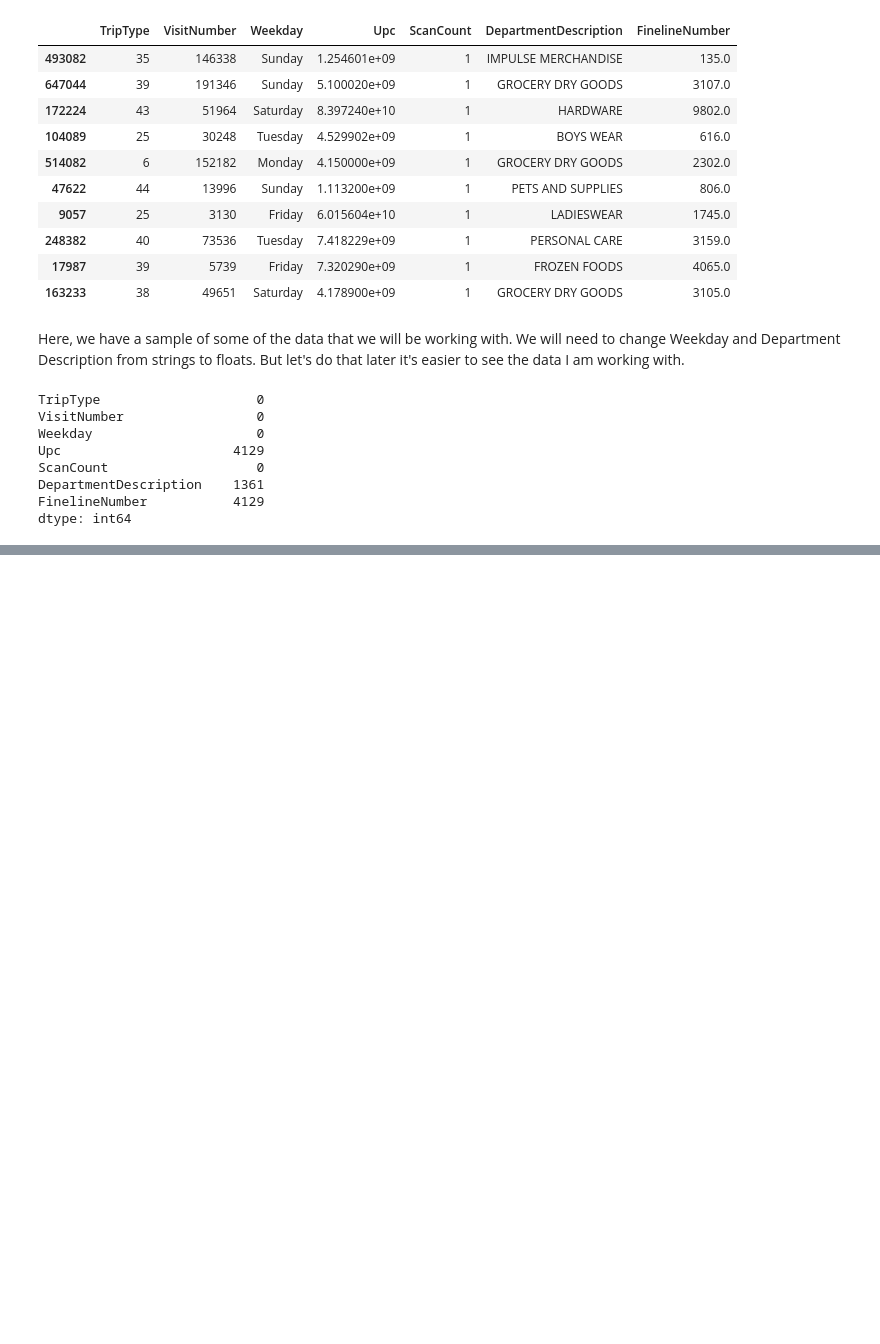
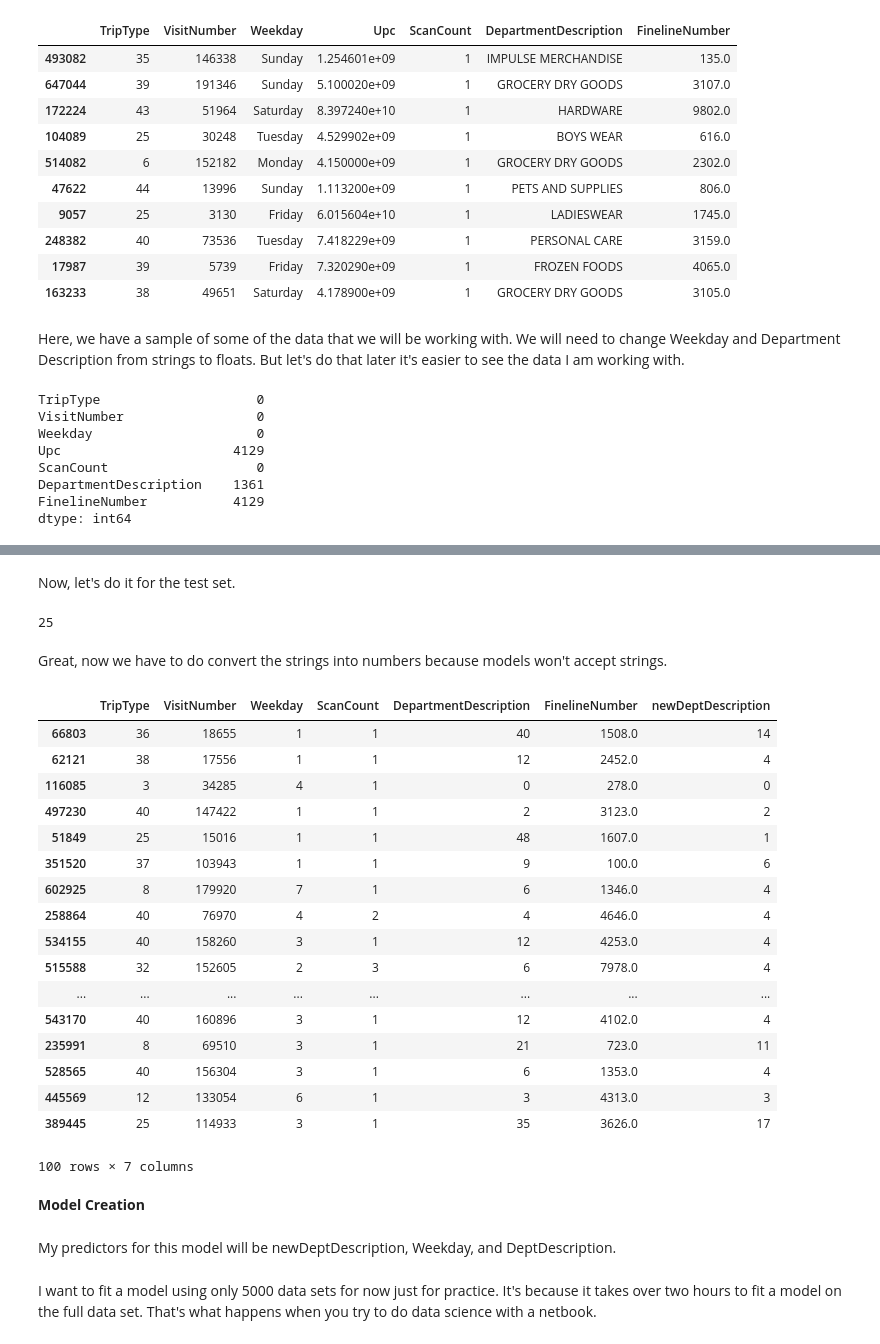
Before and after one commit to jeremyhan111/walmart_classification, a Jupyter notebook: Walmart Classification.ipynb, the cells around one changed output, grey strips where cells are left out. Saved outputs shown, nothing was run; the diff lists cells and outputs as text; code cells hidden in the pictures; blank space fills up the shorter version.

Commit message:
added some models

```diff
--- a/Walmart Classification.ipynb
+++ b/Walmart Classification.ipynb
@@ -122,0 +161,2 @@ dtype: int64
+# %%
+train.drop(['Upc'],axis=1,inplace=True)
@@ -122,0 +165,3 @@ dtype: int64
+# %%
+#train['Weekday'].replace(['Sunday','Monday','Tuesday','Wednesday','Thursday','Friday','Saturday'],[1,2,3,4,5,6,7],inplace=True)
+test['Weekday'].replace(['Sunday','Monday','Tuesday','Wednesday','Thursday','Friday','Saturday'],[1,2,3,4,5,6,7],inplace=True)
@@ -122,0 +190,2 @@ dtype: int64
+# %%
+train['newDeptDescription'] = pd.Series(np.random.randn(len(train['Weekday'])), index=train.index)
@@ -122,0 +291,2 @@ dtype: int64
+# %% [markdown]
+Now, let's do it for the test set.
@@ -122,0 +362,54 @@ dtype: int64
+# %%
+print(len(test.newDeptDescription.unique()))
+# %% [output]
+25
+# %% [markdown]
+Great, now we have to do convert the strings into numbers because models won't accept strings.
+# %%
+count = 0
+for description in train['newDeptDescription'].unique():
+    train.loc[(train.newDeptDescription==description),'newDeptDescription']=count
+    count += 1
+
+count = 0
+for description in test['newDeptDescription'].unique():
+    test.loc[(test.newDeptDescription==description),'newDeptDescription']=count
+    count += 1
+
+count = 0
+for description in train['DepartmentDescription'].unique():
+    train.loc[(train.DepartmentDescription==description),'DepartmentDescription']=count
+    count += 1
+
+count = 0
+for description in test['DepartmentDescription'].unique():
+    test.loc[(test.DepartmentDescription==description),'DepartmentDescription']=count
+    count += 1
+# %%
+train.sample(100)
+#test.sample(100)
+# %% [output]
+|  | TripType | VisitNumber | Weekday | ScanCount | DepartmentDescription | FinelineNumber | newDeptDescription |
+| 66803 | 36 | 18655 | 1 | 1 | 40 | 1508.0 | 14 |
+| 62121 | 38 | 17556 | 1 | 1 | 12 | 2452.0 | 4 |
+| 116085 | 3 | 34285 | 4 | 1 | 0 | 278.0 | 0 |
+| 497230 | 40 | 147422 | 1 | 1 | 2 | 3123.0 | 2 |
+| 51849 | 25 | 15016 | 1 | 1 | 48 | 1607.0 | 1 |
+| 351520 | 37 | 103943 | 1 | 1 | 9 | 100.0 | 6 |
+| 602925 | 8 | 179920 | 7 | 1 | 6 | 1346.0 | 4 |
+| 258864 | 40 | 76970 | 4 | 2 | 4 | 4646.0 | 4 |
+| 534155 | 40 | 158260 | 3 | 1 | 12 | 4253.0 | 4 |
+| 515588 | 32 | 152605 | 2 | 3 | 6 | 7978.0 | 4 |
+| ... | ... | ... | ... | ... | ... | ... | ... |
+| 543170 | 40 | 160896 | 3 | 1 | 12 | 4102.0 | 4 |
+| 235991 | 8 | 69510 | 3 | 1 | 21 | 723.0 | 11 |
+| 528565 | 40 | 156304 | 3 | 1 | 6 | 1353.0 | 4 |
+| 445569 | 12 | 133054 | 6 | 1 | 3 | 4313.0 | 3 |
+| 389445 | 25 | 114933 | 3 | 1 | 35 | 3626.0 | 17 |
+100 rows × 7 columns
+# %% [markdown]
+<b>Model Creation</b>
+# %% [markdown]
+My predictors for this model will be newDeptDescription, Weekday, and DeptDescription.
+# %% [markdown]
+I want to fit a model using only 5000 data sets for now just for practice. It's because it takes over two hours to fit a model on the full data set. That's what happens when you try to do data science with a netbook.
```
Also changed, not shown: parts of 26 cells of this notebook.
